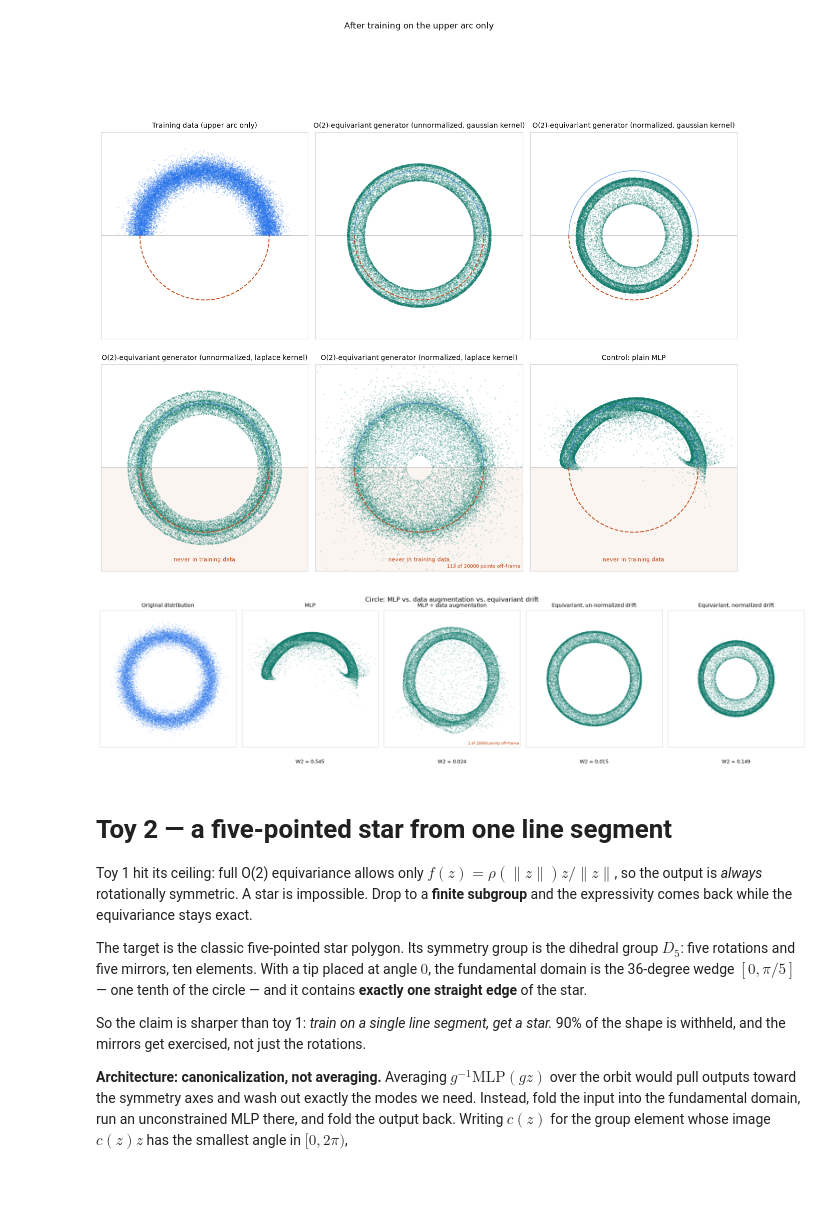
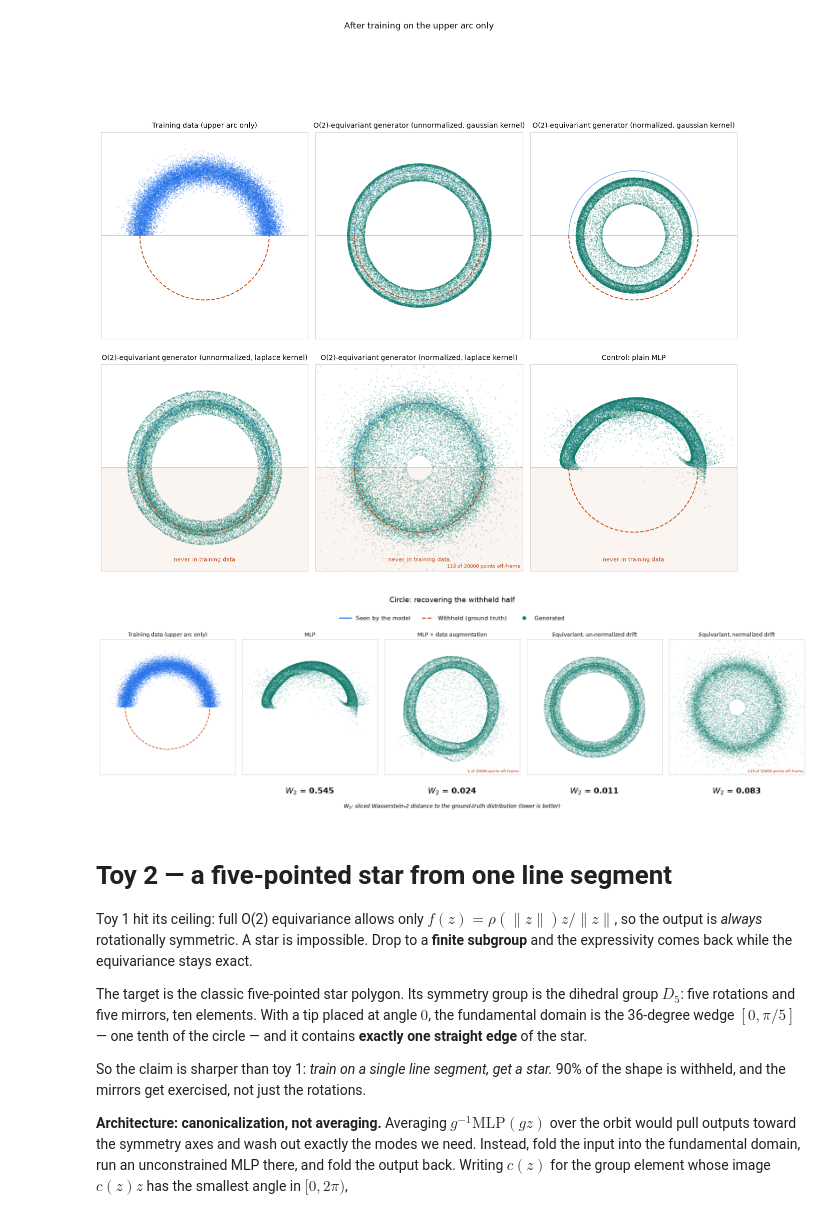
Before and after one commit to daoterog/TokyoDrift, a Jupyter notebook: summarized.ipynb, the cells around one changed output. Cells and saved outputs as stored; diff of their text form; code cells hidden in the pictures; blank space fills up the shorter version.

Commit message:
Final plots

```diff
--- a/summarized.ipynb
+++ b/summarized.ipynb
@@ -438,27 +438,3 @@ figure.suptitle("After training on the upper arc only", fontsize=12)
 plt.show()
 # %% [output]
 [figure]
-# %%
-circle_reference = sample_full(20_000)
-
-circle_panels = [
-    ("Original distribution", sample_full(20_000), False),
-    ("MLP", control_samples, True),
-    ("MLP + data augmentation", control_aug_samples, True),
-    ("Equivariant, un-normalized drift", equi_unnorm_gaussian_samples, True),
-    ("Equivariant, normalized drift", equi_norm_gaussian_samples, True),
-]
-
-figure, axes = plt.subplots(1, 5, figsize=(19, 4))
-for ax, (title, points, generated) in zip(axes, circle_panels):
-    scatter(ax, points, GENERATED if generated else SEEN, title)
-    style_axes(ax, limit=1.6, midline=False)
-    if generated:
-        ax.text(0.5, -0.12, f"W2 = {sliced_w2(points, circle_reference):.3f}",
-                transform=ax.transAxes, ha="center", fontsize=9)
-
-figure.tight_layout()
-figure.suptitle("Circle: MLP vs. data augmentation vs. equivariant drift", fontsize=12, y=1.05)
-plt.show()
-# %% [output]
-[figure, removed]
@@ -465,3 +474,18 @@ plt.show()
+# %%
+circle_reference = sample_full(20_000)
+
+circle_panels = [
+    ("Training data (upper arc only)", sample_train(20_000), False),
+    ("MLP", control_samples, True),
+    ("MLP + data augmentation", control_aug_samples, True),
+    ("Equivariant, un-normalized drift", equi_unnorm_laplace_samples, True),
+    ("Equivariant, normalized drift", equi_norm_laplace_samples, True),
+]
+
+plot_comparison(circle_panels, circle_reference, draw_reference, limit=1.6,
+                figsize=(19, 4.6), suptitle="Circle: recovering the withheld half")
+# %% [output]
+[figure, added]
 # %% [markdown]
 # Toy 2 — a five-pointed star from one line segment
 
```
Also changed, not shown: parts of 3 cells of this notebook.
